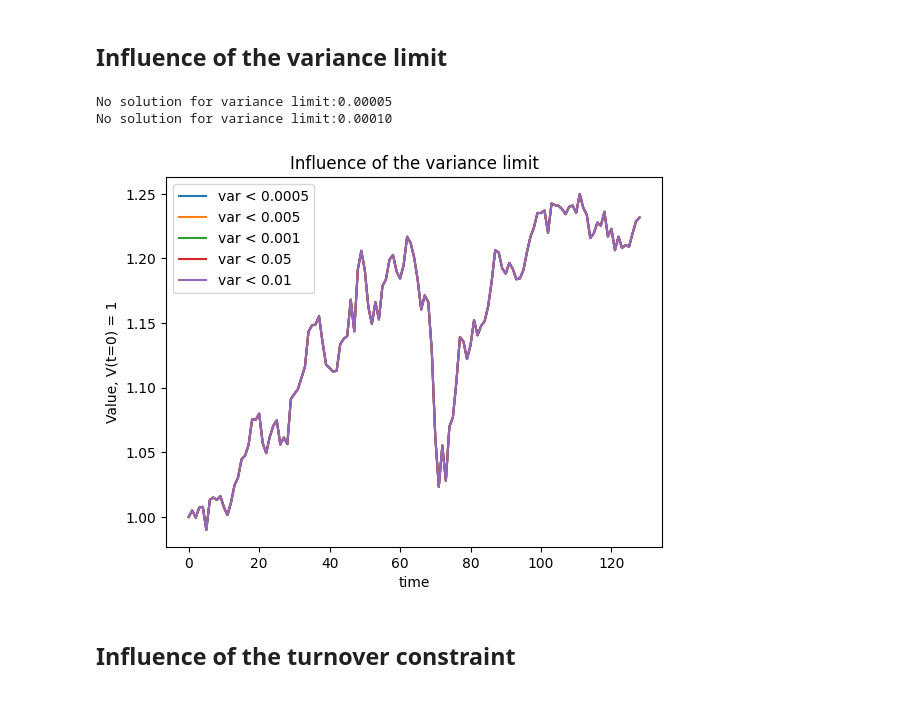
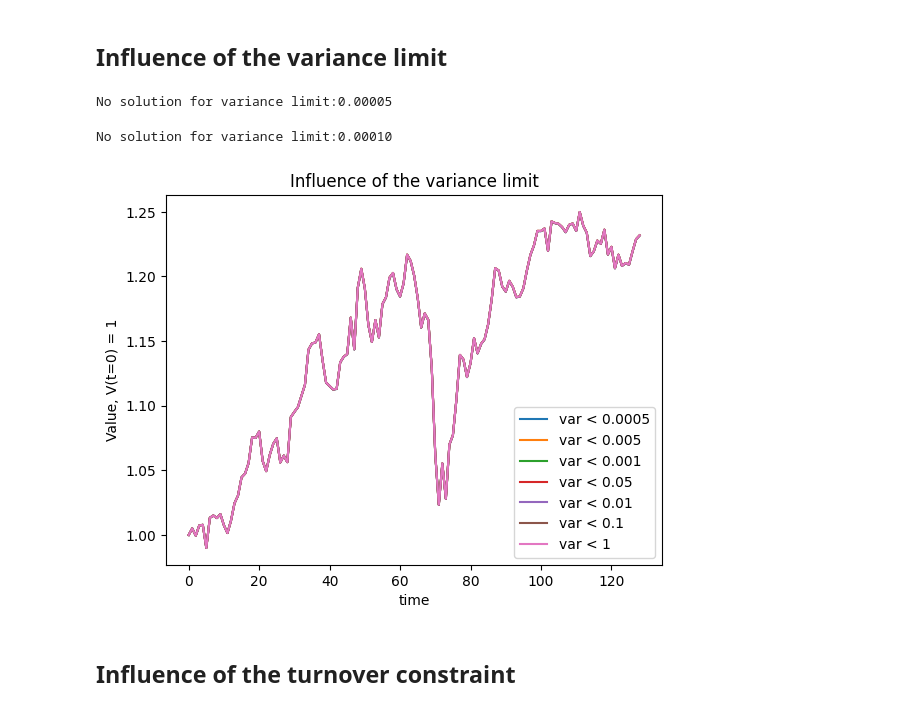
Before and after one commit to Hadrienvnt/Portfolio-Optimisation, a Jupyter notebook: dynamic_weights_allocation - in progress.ipynb, the cells around one changed output. Cells and saved outputs as stored; diff of their text form; code cells hidden in the pictures.

```diff
--- a/dynamic_weights_allocation - in progress.ipynb
+++ b/dynamic_weights_allocation - in progress.ipynb
@@ -131,7 +130,7 @@ def realocation(returns_df, T_w=252, dt=1, w_max = 0.2, var_max = 5e-4,turnover
         r = returns_df.iloc[k]@w_0
         V.append(V[-1]*(1+r))
 
-    return weights_evol,V
+    return np.array(weights_evol),np.array(V)
 
 
 weights_evol,V = realocation(returns)
@@ -202,7 +201,7 @@ holding_constraints = [0.05,0.1,0.15,0.20,0.25]
 for M in holding_constraints:
     try:
         _,V = realocation(returns,w_max=M)
-        plt.plot(time,V,label=f'dt = {M}')
+        plt.plot(time,V,label=f' w_i <= {M}')
     except TypeError:
         print('No solution for holding constraint:', M)
 
@@ -216,23 +215,23 @@ plt.show()
 # %% [markdown]
 ## Influence of the variance limit
 # %%
-variance_limits = [5e-5,1e-4,5e-4,5e-3,1e-3,5e-2,0.01]
+variance_limits = [5e-5,1e-4,5e-4,5e-3,1e-3,5e-2,0.01,0.1,1]
 for s in variance_limits:
     try:
         _,V = realocation(returns,var_max=s)
         plt.plot(time,V,label=f'var < {s}')
     except TypeError:
         print(f'No solution for variance limit:{s:.5f}')
 
 plt.legend()
 plt.xlabel('time')
 plt.ylabel('Value, V(t=0) = 1')
 plt.title('Influence of the variance limit')
 plt.show()
 # %% [output]
 No solution for variance limit:0.00005
-No solution for variance limit:0.00010
+No solution for variance limit:0.00010
-[figure, old version]
+[figure, new version]
 # %% [markdown]
 ## Influence of the turnover constraint
 # %%
```
Also changed, not shown: parts of 5 cells of this notebook.
